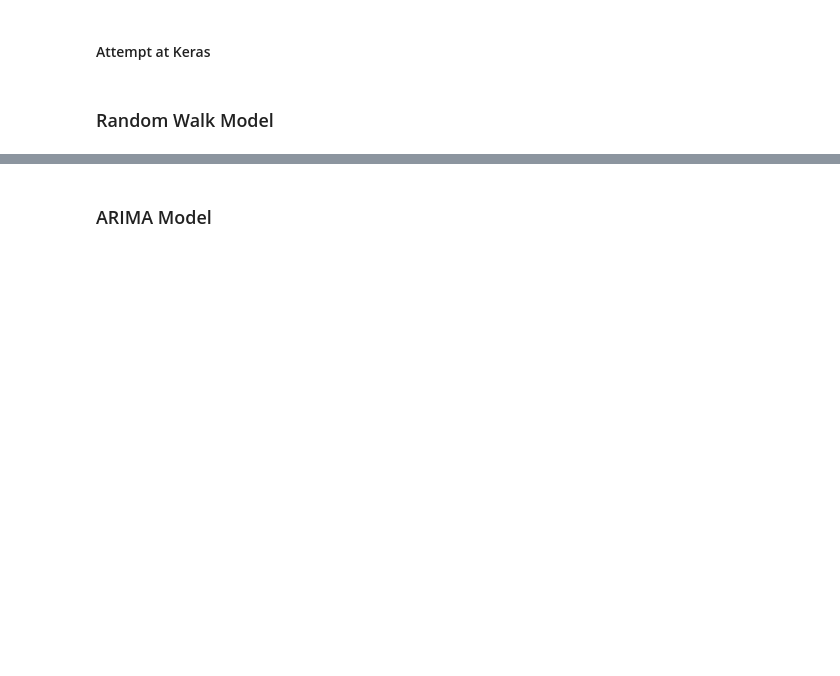
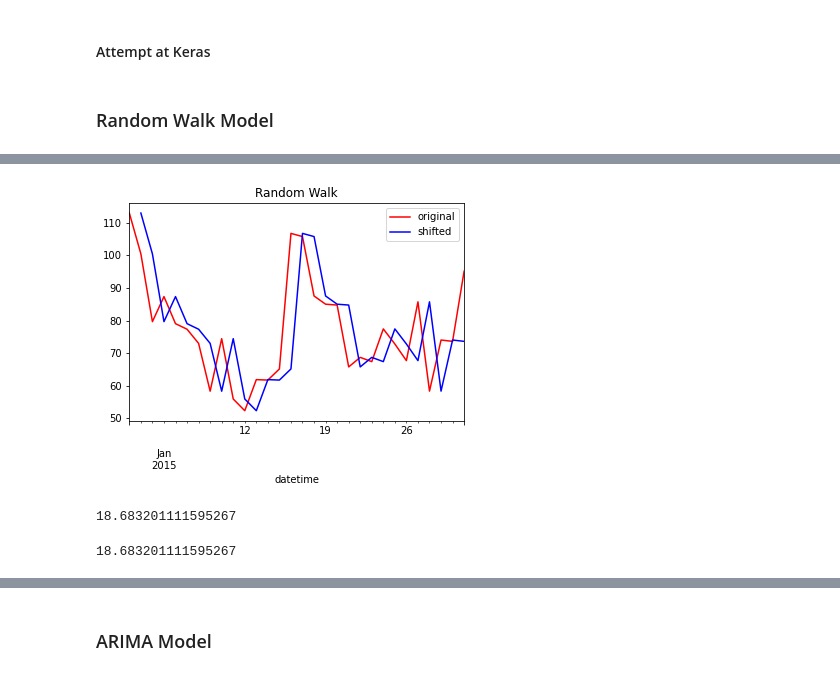
Before and after one commit to annachant/Capstone-Disney-World-Date-and-Attendance-Predictor, a Jupyter notebook: EDA.ipynb, the cells around one changed output, grey strips where cells are left out. Drawn from its saved outputs; the diff is of its cells as text; code cells hidden in the pictures; blank space fills up the shorter version.

```diff
--- a/EDA.ipynb
+++ b/EDA.ipynb
@@ -772,5 +783,5 @@ from keras.layers import LSTM
 # %% [markdown]
 ### Random Walk Model
 # %%
-# df_mk_7dwarfs_daily_random_walk = train.shift(1)
-# df_mk_7dwarfs_daily_random_walk
+df_mk_7dwarfs_daily_random_walk = train.shift(1)
+df_mk_7dwarfs_daily_random_walk
@@ -777,14 +802,20 @@ from keras.layers import LSTM
 # %%
-# fig, ax = plt.subplots()
+fig, ax = plt.subplots()
 
-# train[0:30].plot(ax=ax, c='r', label='original')
-# df_mk_7dwarfs_daily_random_walk[0:30].plot(ax=ax, c='b', label='shifted')
-# ax.set_title('Random Walk')
-# ax.legend();
+train[0:30].plot(ax=ax, c='r', label='original')
+df_mk_7dwarfs_daily_random_walk[0:30].plot(ax=ax, c='b', label='shifted')
+ax.set_title('Random Walk')
+ax.legend();
+# %% [output]
+[figure, added]
 # %%
-# np.sqrt(mean_squared_error(train[1:], df_mk_7dwarfs_daily_random_walk.dropna()))
+np.sqrt(mean_squared_error(train[1:], df_mk_7dwarfs_daily_random_walk.dropna()))
+# %% [output]
+18.683201111595267
 # %%
-# residuals = df_mk_7dwarfs_daily_random_walk[1:] - train[1:]
-# mse = (residuals**2).sum()/len(residuals-1)
-# np.sqrt(mse)
+residuals = df_mk_7dwarfs_daily_random_walk[1:] - train[1:]
+mse = (residuals**2).sum()/len(residuals-1)
+np.sqrt(mse)
+# %% [output]
+18.683201111595267
 # %%
```
Also changed, not shown: parts of 44 cells of this notebook, 5 other files.
